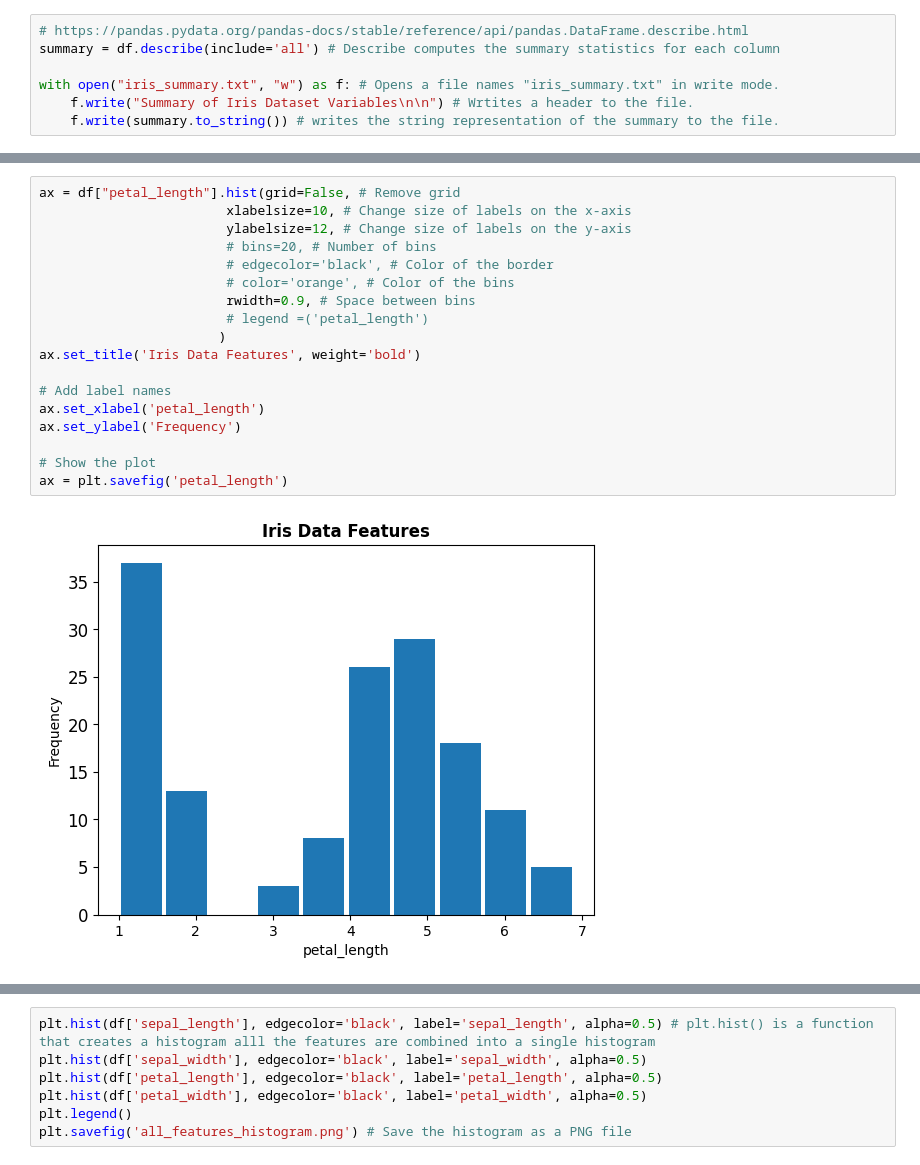
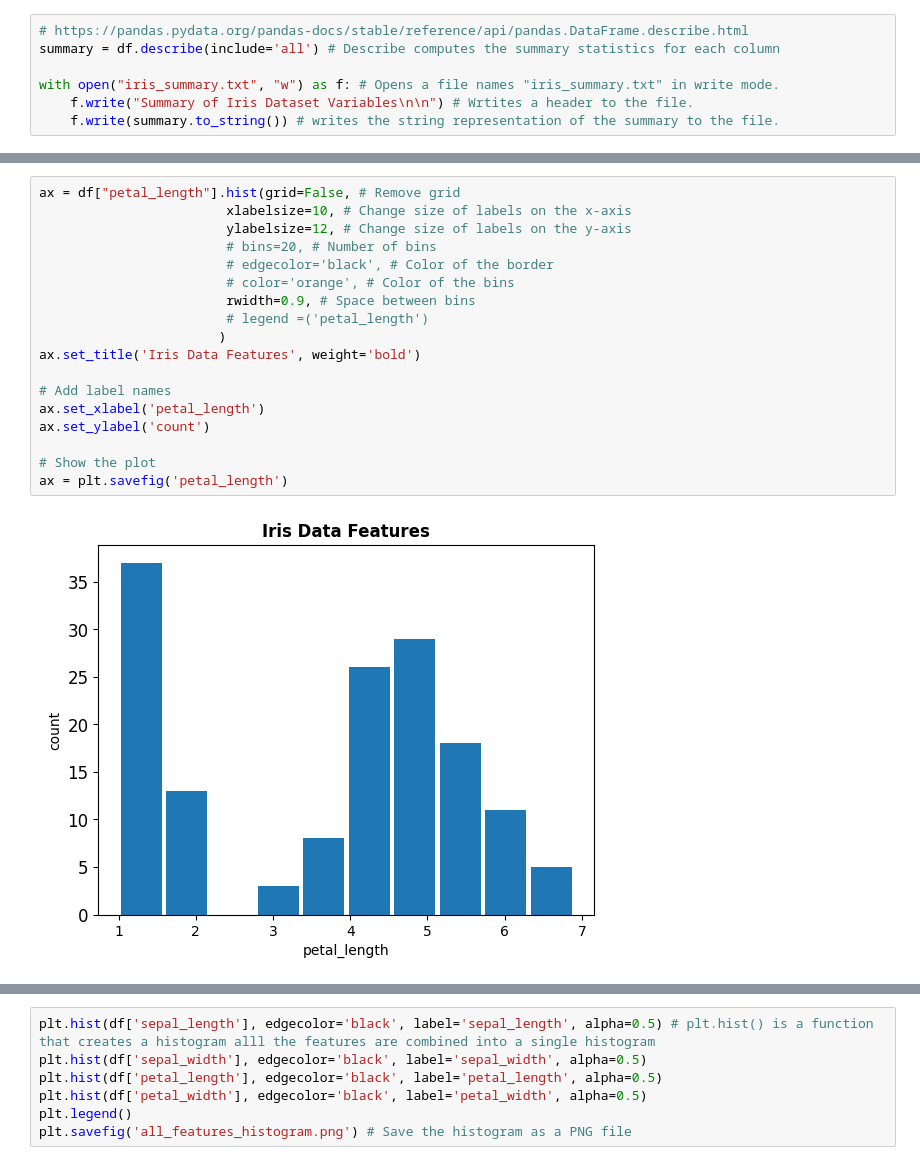
Before and after one commit to HewaOrang/pands-project, a Jupyter notebook: project.ipynb, the cells around one changed output, grey strips where cells are left out. Cells and saved outputs as stored; diff of their text form.

```diff
--- a/project.ipynb
+++ b/project.ipynb
@@ -93,23 +93,23 @@ ax = plt.savefig('sepal_width')
 # %%
 ax = df["petal_length"].hist(grid=False, # Remove grid
                         xlabelsize=10, # Change size of labels on the x-axis
                         ylabelsize=12, # Change size of labels on the y-axis
                         # bins=20, # Number of bins
                         # edgecolor='black', # Color of the border
                         # color='orange', # Color of the bins
                         rwidth=0.9, # Space between bins
                         # legend =('petal_length')
                        )
 ax.set_title('Iris Data Features', weight='bold')
 
 # Add label names
 ax.set_xlabel('petal_length')
-ax.set_ylabel('Frequency')
+ax.set_ylabel('count')
 
 # Show the plot
 ax = plt.savefig('petal_length')
 # %% [output]
-[figure, old version]
+[figure, new version]
 # %%
 ax = df["petal_width"].hist(grid=False, # Remove grid
                         xlabelsize=10, # Change size of labels on the x-axis
```
Also changed, not shown: parts of 13 cells of this notebook, 6 other files.
